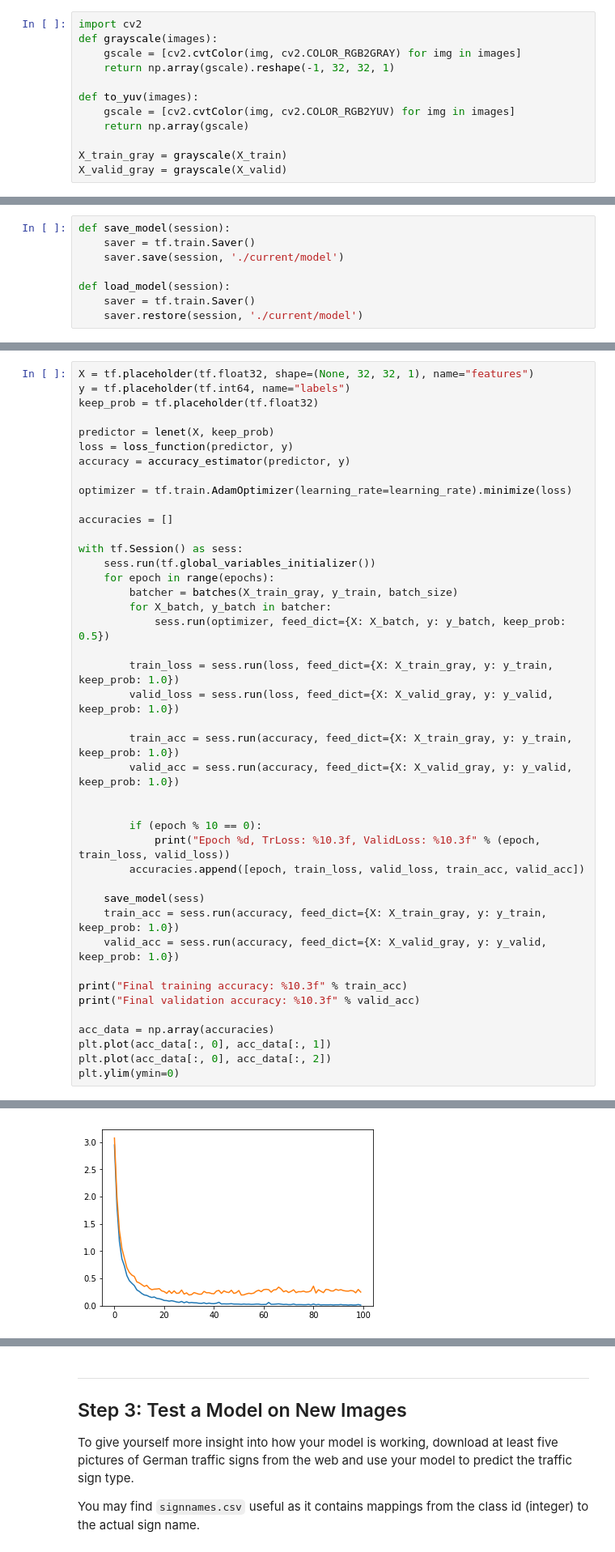
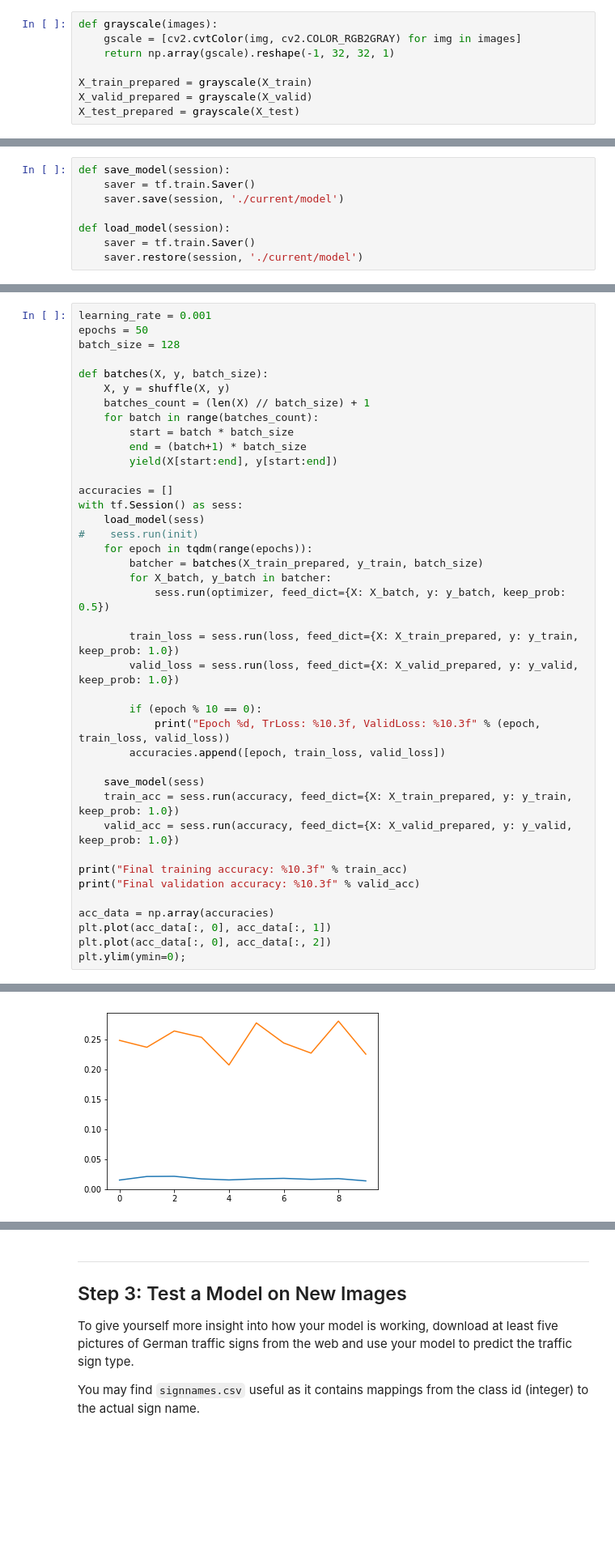
Before and after one commit to tindandelion/carne-traffic-signs-p2, a Jupyter notebook: Traffic_Sign_Classifier.ipynb, the cells around one changed output, grey strips where cells are left out. Shown at 81% size. Cells and saved outputs as stored; diff of their text form; blank space fills up the shorter version.

```diff
--- a/Traffic_Sign_Classifier.ipynb
+++ b/Traffic_Sign_Classifier.ipynb
@@ -149,17 +153,13 @@ Here is an example of a [published baseline model on this problem](http://yann.l
 # %% [markdown]
 Use the code cell (or multiple code cells, if necessary) to implement the first step of your project.
 # %%
-import cv2
 def grayscale(images):
     gscale = [cv2.cvtColor(img, cv2.COLOR_RGB2GRAY) for img in images]
     return np.array(gscale).reshape(-1, 32, 32, 1)
 
-def to_yuv(images):
-    gscale = [cv2.cvtColor(img, cv2.COLOR_RGB2YUV) for img in images]
-    return np.array(gscale)
-
-X_train_gray = grayscale(X_train)
-X_valid_gray = grayscale(X_valid)
+X_train_prepared = grayscale(X_train)
+X_valid_prepared = grayscale(X_valid)
+X_test_prepared = grayscale(X_test)
 # %% [markdown]
 ### Model Architecture
 # %%
@@ -258,37 +247,35 @@ def load_model(session):
 # %%
-X = tf.placeholder(tf.float32, shape=(None, 32, 32, 1), name="features")
-y = tf.placeholder(tf.int64, name="labels")
-keep_prob = tf.placeholder(tf.float32)
+learning_rate = 0.001
+epochs = 50
+batch_size = 128
 
-predictor = lenet(X, keep_prob)
-loss = loss_function(predictor, y)
-accuracy = accuracy_estimator(predictor, y)
-
-optimizer = tf.train.AdamOptimizer(learning_rate=learning_rate).minimize(loss)
+def batches(X, y, batch_size):
+    X, y = shuffle(X, y)
+    batches_count = (len(X) // batch_size) + 1
+    for batch in range(batches_count):
+        start = batch * batch_size
+        end = (batch+1) * batch_size
+        yield(X[start:end], y[start:end])
 
 accuracies = []
-
 with tf.Session() as sess:
-    sess.run(tf.global_variables_initializer())
-    for epoch in range(epochs):
-        batcher = batches(X_train_gray, y_train, batch_size)
+    load_model(sess)
+#    sess.run(init)
+    for epoch in tqdm(range(epochs)):
+        batcher = batches(X_train_prepared, y_train, batch_size)
         for X_batch, y_batch in batcher:
             sess.run(optimizer, feed_dict={X: X_batch, y: y_batch, keep_prob: 0.5})
 
-        train_loss = sess.run(loss, feed_dict={X: X_train_gray, y: y_train, keep_prob: 1.0})
-        valid_loss = sess.run(loss, feed_dict={X: X_valid_gray, y: y_valid, keep_prob: 1.0})
-
-        train_acc = sess.run(accuracy, feed_dict={X: X_train_gray, y: y_train, keep_prob: 1.0})
-        valid_acc = sess.run(accuracy, feed_dict={X: X_valid_gray, y: y_valid, keep_prob: 1.0})
-
+        train_loss = sess.run(loss, feed_dict={X: X_train_prepared, y: y_train, keep_prob: 1.0})
+        valid_loss = sess.run(loss, feed_dict={X: X_valid_prepared, y: y_valid, keep_prob: 1.0})
 
         if (epoch % 10 == 0):
             print("Epoch %d, TrLoss: %10.3f, ValidLoss: %10.3f" % (epoch, train_loss, valid_loss))
-        accuracies.append([epoch, train_loss, valid_loss, train_acc, valid_acc])
+        accuracies.append([epoch, train_loss, valid_loss])
 
     save_model(sess)
-    train_acc = sess.run(accuracy, feed_dict={X: X_train_gray, y: y_train, keep_prob: 1.0})
-    valid_acc = sess.run(accuracy, feed_dict={X: X_valid_gray, y: y_valid, keep_prob: 1.0})
+    train_acc = sess.run(accuracy, feed_dict={X: X_train_prepared, y: y_train, keep_prob: 1.0})
+    valid_acc = sess.run(accuracy, feed_dict={X: X_valid_prepared, y: y_valid, keep_prob: 1.0})
 
 print("Final training accuracy: %10.3f" % train_acc)
 print("Final validation accuracy: %10.3f" % valid_acc)
@@ -296,5 +283,5 @@ print("Final validation accuracy: %10.3f" % valid_acc)
 acc_data = np.array(accuracies)
 plt.plot(acc_data[:, 0], acc_data[:, 1])
 plt.plot(acc_data[:, 0], acc_data[:, 2])
-plt.ylim(ymin=0)
+plt.ylim(ymin=0);
 # %% [output]
@@ -314 +292 @@ Final validation accuracy:      0.946
-[figure, old version]
+[figure, new version]
```
Also changed, not shown: parts of 20 cells of this notebook, 18 other files.
